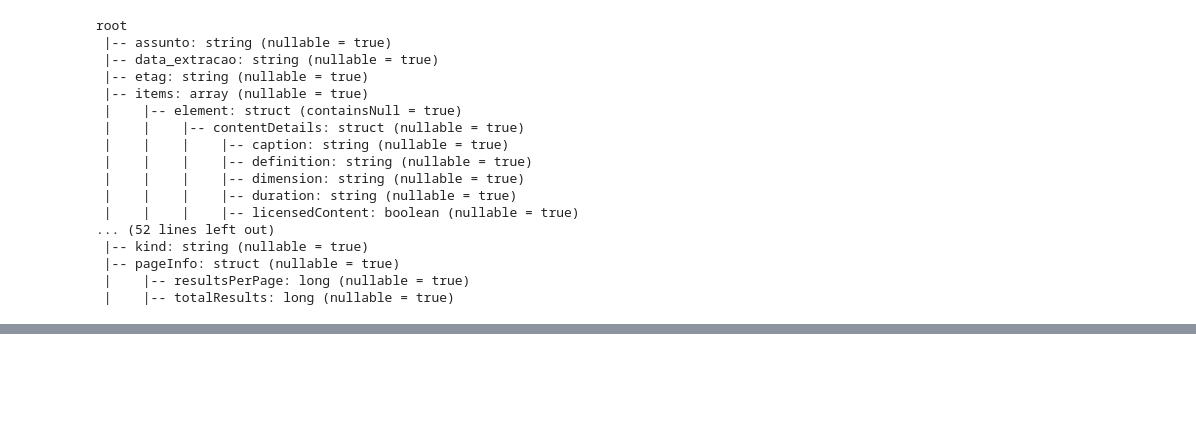
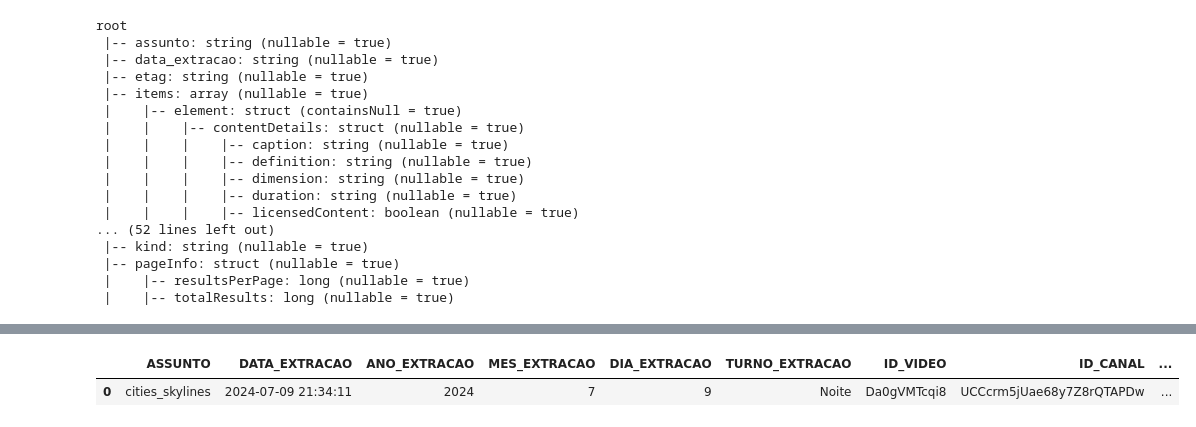
Before and after one commit to rodrigorocha1/analise_dados_youtube_segunda_versao, a Jupyter notebook: notebooks/novo_etl.ipynb, the cells around one changed output, grey strips where cells are left out. Cells and saved outputs as stored; diff of their text form; code cells hidden in the pictures; blank space fills up the shorter version.

```diff
--- a/notebooks/novo_etl.ipynb
+++ b/notebooks/novo_etl.ipynb
@@ -220,0 +223,6 @@ spark.stop()
+# %%
+df_parquet = pd.read_parquet('/home/rodrigo/Documentos/projetos/analise_dados_youtube_segunda_versao/datalake/prata/estatisticas_videos/estatisticas_videos.parquet/ASSUNTO=cities_skylines/ANO_EXTRACAO=2024/MES_EXTRACAO=7/DIA_EXTRACAO=9/TURNO_EXTRACAO=Noite/ID_CANAL=UCCcrm5jUae68y7Z8rQTAPDw/ID_VIDEO=Da0gVMTcqi8/data_0.parquet')
+df_parquet
+# %% [output]
+|  | ASSUNTO | DATA_EXTRACAO | ANO_EXTRACAO | MES_EXTRACAO | DIA_EXTRACAO | TURNO_EXTRACAO | ID_VIDEO | ID_CANAL | ... |
+| 0 | cities_skylines | 2024-07-09 21:34:11 | 2024 | 7 | 9 | Noite | Da0gVMTcqi8 | UCCcrm5jUae68y7Z8rQTAPDw | ... |
```
Also changed, not shown: parts of 1 cell of this notebook.
